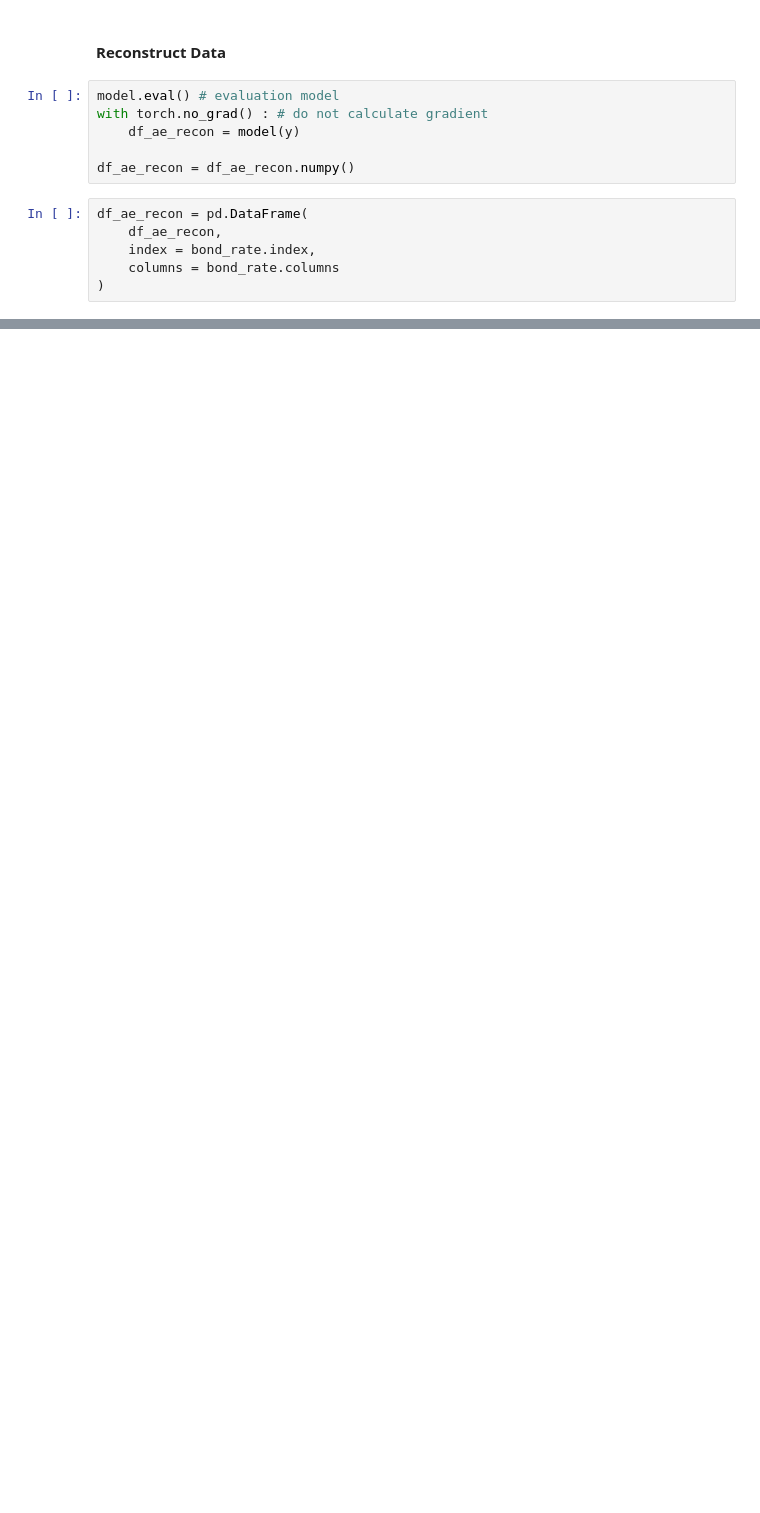
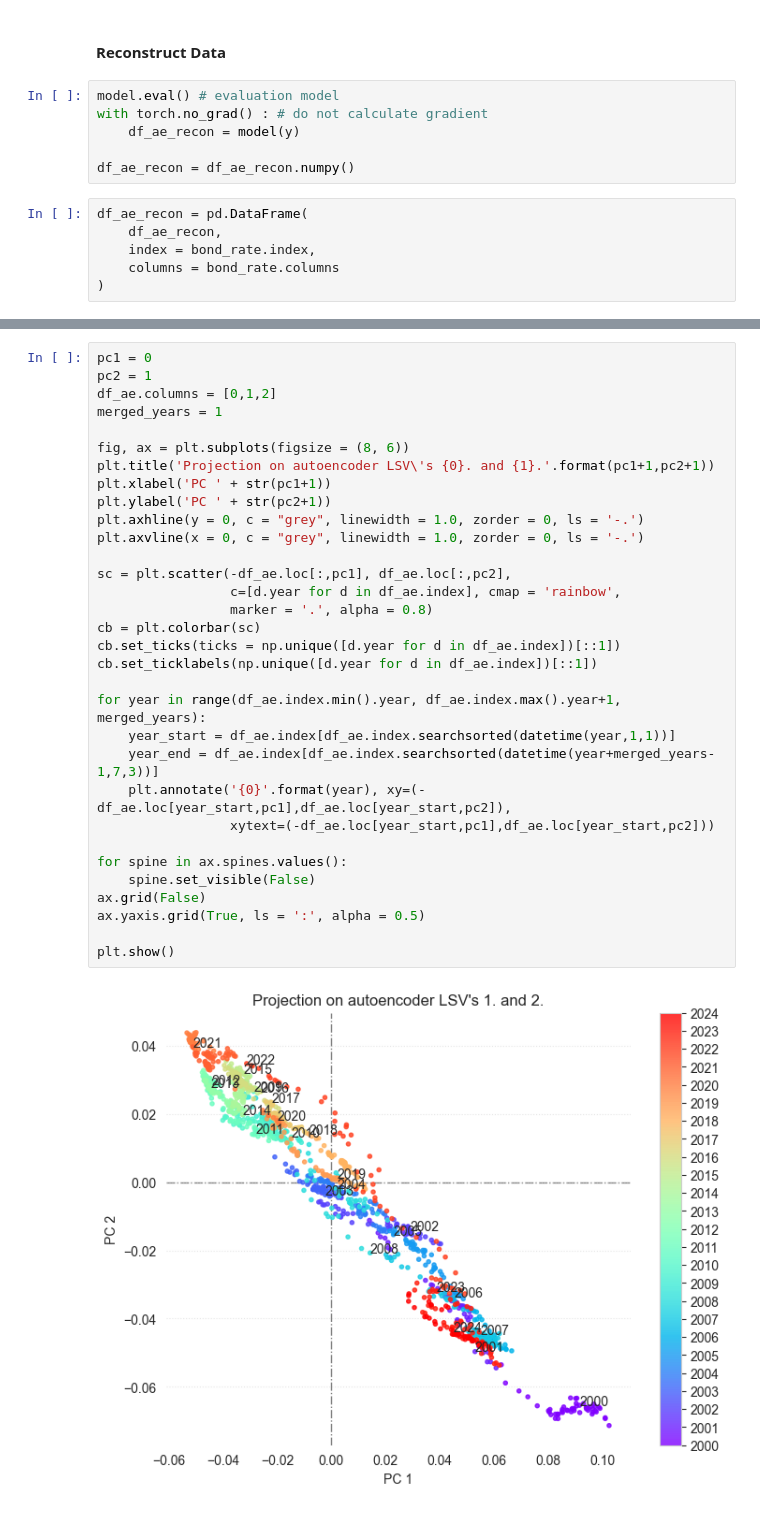
Before and after one commit to Tommylee1013/FinancialDeepLearning, a Jupyter notebook: Notes/DimensionReduction/AutoEncoder.ipynb, the cells around one changed output, grey strips where cells are left out. Drawn from its saved outputs; the diff is of its cells as text; blank space fills up the shorter version.

```diff
--- a/Notes/DimensionReduction/AutoEncoder.ipynb
+++ b/Notes/DimensionReduction/AutoEncoder.ipynb
@@ -447,0 +486,34 @@ plt.show()
+# %%
+pc1 = 0
+pc2 = 1
+df_ae.columns = [0,1,2]
+merged_years = 1
+
+fig, ax = plt.subplots(figsize = (8, 6))
+plt.title('Projection on autoencoder LSV\'s {0}. and {1}.'.format(pc1+1,pc2+1))
+plt.xlabel('PC ' + str(pc1+1))
+plt.ylabel('PC ' + str(pc2+1))
+plt.axhline(y = 0, c = "grey", linewidth = 1.0, zorder = 0, ls = '-.')
+plt.axvline(x = 0, c = "grey", linewidth = 1.0, zorder = 0, ls = '-.')
+
+sc = plt.scatter(-df_ae.loc[:,pc1], df_ae.loc[:,pc2],
+                 c=[d.year for d in df_ae.index], cmap = 'rainbow',
+                 marker = '.', alpha = 0.8)
+cb = plt.colorbar(sc)
+cb.set_ticks(ticks = np.unique([d.year for d in df_ae.index])[::1])
+cb.set_ticklabels(np.unique([d.year for d in df_ae.index])[::1])
+
+for year in range(df_ae.index.min().year, df_ae.index.max().year+1, merged_years):
+    year_start = df_ae.index[df_ae.index.searchsorted(datetime(year,1,1))]
+    year_end = df_ae.index[df_ae.index.searchsorted(datetime(year+merged_years-1,7,3))]
+    plt.annotate('{0}'.format(year), xy=(-df_ae.loc[year_start,pc1],df_ae.loc[year_start,pc2]),
+                 xytext=(-df_ae.loc[year_start,pc1],df_ae.loc[year_start,pc2]))
+
+for spine in ax.spines.values():
+    spine.set_visible(False)
+ax.grid(False)
+ax.yaxis.grid(True, ls = ':', alpha = 0.5)
+
+plt.show()
+# %% [output]
+[figure, added]
```
Also changed, not shown: parts of 14 cells of this notebook.
